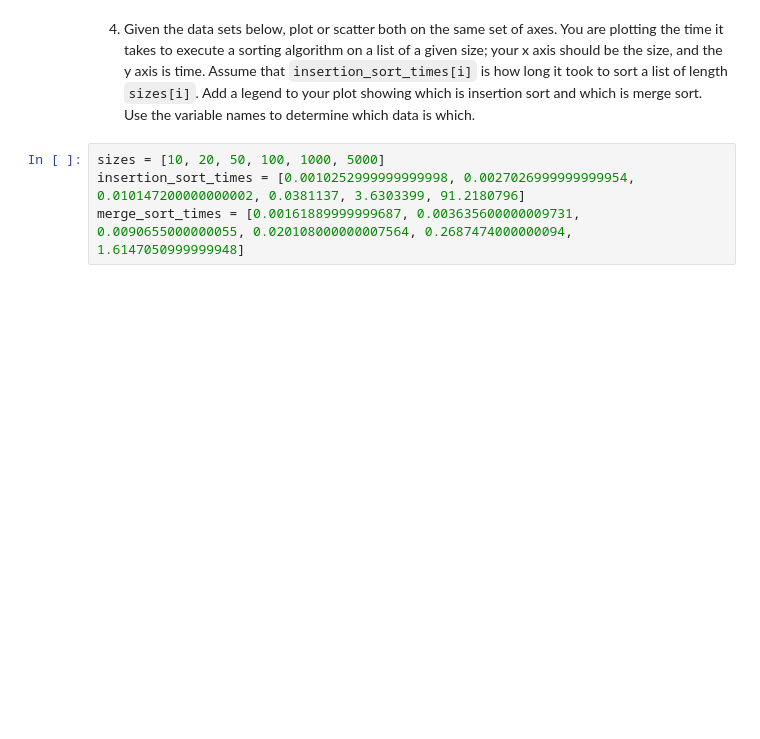
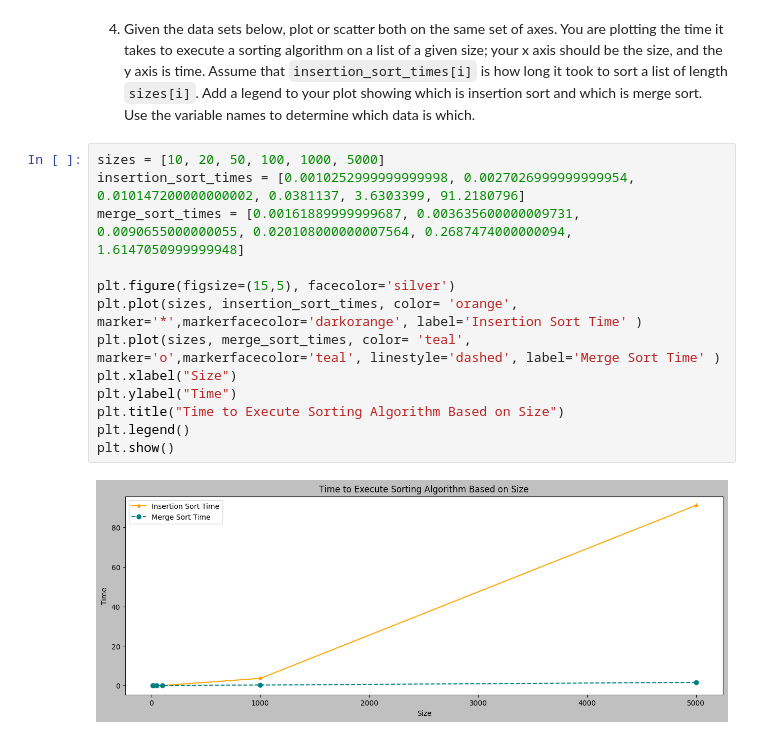
Before and after one commit to tsngh/pyplot, a Jupyter notebook: pyplot.ipynb, the cells around one changed output. Drawn from its saved outputs; the diff is of its cells as text; blank space fills up the shorter version.

```diff
--- a/pyplot.ipynb
+++ b/pyplot.ipynb
@@ -65,4 +125,15 @@ letter_freq = dict(Counter(TEXT))
 # %%
 sizes = [10, 20, 50, 100, 1000, 5000]
 insertion_sort_times = [0.0010252999999999998, 0.0027026999999999954, 0.010147200000000002, 0.0381137, 3.6303399, 91.2180796]
 merge_sort_times = [0.00161889999999687, 0.003635600000009731, 0.0090655000000055, 0.020108000000007564, 0.2687474000000094, 1.6147050999999948]
+
+plt.figure(figsize=(15,5), facecolor='silver')
+plt.plot(sizes, insertion_sort_times, color= 'orange', marker='*',markerfacecolor='darkorange', label='Insertion Sort Time' )
+plt.plot(sizes, merge_sort_times, color= 'teal', marker='o',markerfacecolor='teal', linestyle='dashed', label='Merge Sort Time' )
+plt.xlabel("Size")
+plt.ylabel("Time")
+plt.title("Time to Execute Sorting Algorithm Based on Size")
+plt.legend()
+plt.show()
+# %% [output]
+[figure, added]
```
Also changed, not shown: parts of 3 cells of this notebook.
